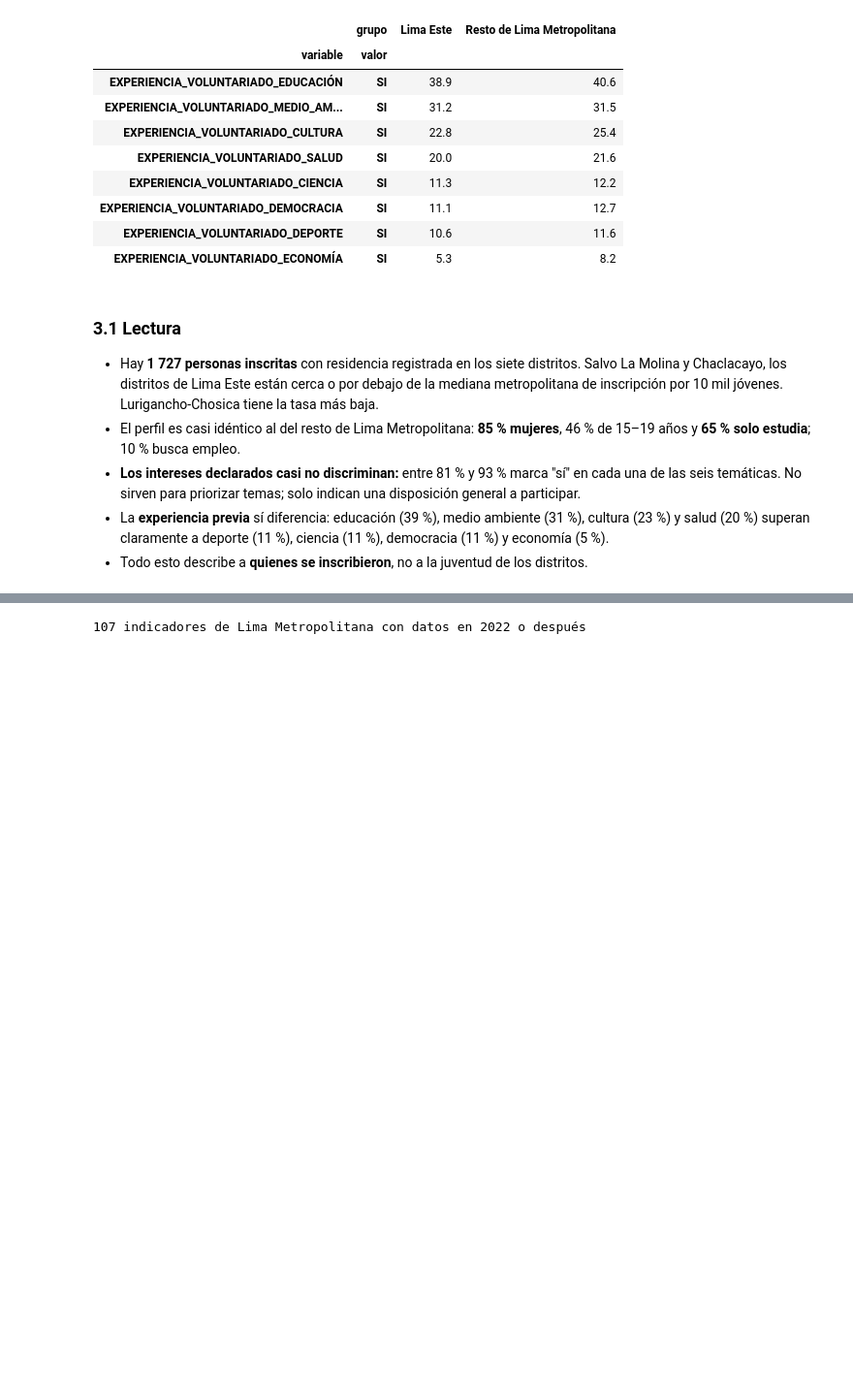
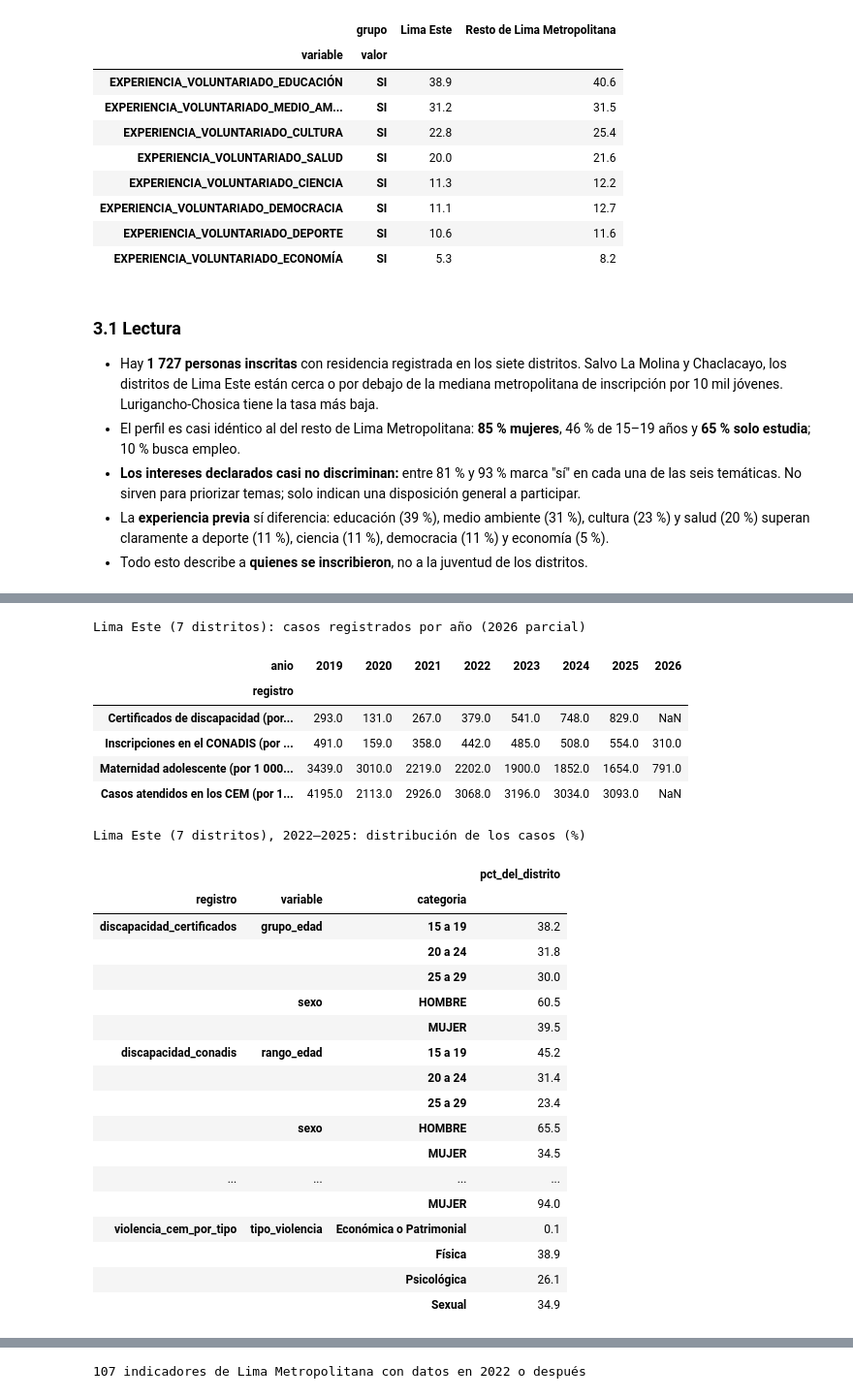
Before and after one commit to serugiran96/ORP-juventudLimaEste, a Jupyter notebook: proyectos/modelo-definicion-actividades/notebooks/01_capa1_diagnostico.ipynb, the cells around one changed output, grey strips where cells are left out. Shown at 97% size. Drawn from its saved outputs; the diff is of its cells as text; code cells hidden in the pictures; blank space fills up the shorter version.

```diff
--- a/proyectos/modelo-definicion-actividades/notebooks/01_capa1_diagnostico.ipynb
+++ b/proyectos/modelo-definicion-actividades/notebooks/01_capa1_diagnostico.ipynb
@@ -323,0 +373,37 @@ Experiencia previa de voluntariado por temática (% que marcó SÍ)
+# %%
+anual = pd.read_csv(P / "capa1_registros_distrito_anio.csv", dtype={"ubigeo": str})
+le_anual = anual[(anual.nivel_geografico == "lima_este_agregado")]
+tabla_anual = le_anual.pivot_table(index="registro", columns="anio", values="casos").rename(index=nombres)
+print("Lima Este (7 distritos): casos registrados por año (2026 parcial)")
+display(tabla_anual.round(0))
+des = pd.read_csv(P / "capa1_registros_distrito_desagregado.csv", dtype={"ubigeo": str})
+print("Lima Este (7 distritos), 2022–2025: distribución de los casos (%)")
+display(des[des.ubigeo == "LIMA_ESTE"].pivot_table(index=["registro", "variable", "categoria"],
+                                                   values="pct_del_distrito").round(1))
+# %% [output]
+Lima Este (7 distritos): casos registrados por año (2026 parcial)
+| anio | 2019 | 2020 | 2021 | 2022 | 2023 | 2024 | 2025 | 2026 |
+| registro |  |  |  |  |  |  |  |  |
+| Certificados de discapacidad (por... | 293.0 | 131.0 | 267.0 | 379.0 | 541.0 | 748.0 | 829.0 | NaN |
+| Inscripciones en el CONADIS (por ... | 491.0 | 159.0 | 358.0 | 442.0 | 485.0 | 508.0 | 554.0 | 310.0 |
+| Maternidad adolescente (por 1 000... | 3439.0 | 3010.0 | 2219.0 | 2202.0 | 1900.0 | 1852.0 | 1654.0 | 791.0 |
+| Casos atendidos en los CEM (por 1... | 4195.0 | 2113.0 | 2926.0 | 3068.0 | 3196.0 | 3034.0 | 3093.0 | NaN |
+Lima Este (7 distritos), 2022–2025: distribución de los casos (%)
+|  |  |  | pct_del_distrito |
+| registro | variable | categoria |  |
+| discapacidad_certificados | grupo_edad | 15 a 19 | 38.2 |
+|  |  | 20 a 24 | 31.8 |
+|  |  | 25 a 29 | 30.0 |
+|  | sexo | HOMBRE | 60.5 |
+|  |  | MUJER | 39.5 |
+| discapacidad_conadis | rango_edad | 15 a 19 | 45.2 |
+|  |  | 20 a 24 | 31.4 |
+|  |  | 25 a 29 | 23.4 |
+|  | sexo | HOMBRE | 65.5 |
+|  |  | MUJER | 34.5 |
+| ... | ... | ... | ... |
+|  |  | MUJER | 94.0 |
+| violencia_cem_por_tipo | tipo_violencia | Económica o Patrimonial | 0.1 |
+|  |  | Física | 38.9 |
+|  |  | Psicológica | 26.1 |
+|  |  | Sexual | 34.9 |
```
Also changed, not shown: parts of 10 cells of this notebook, 3 other files.
